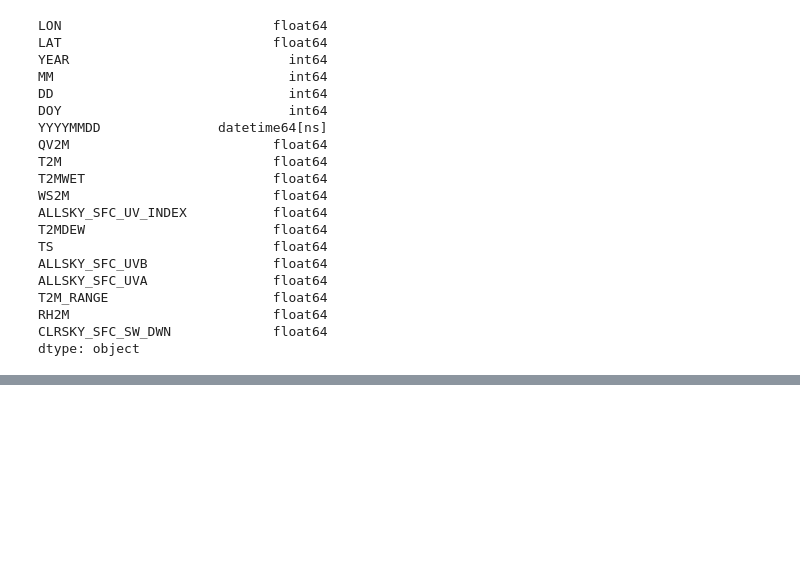
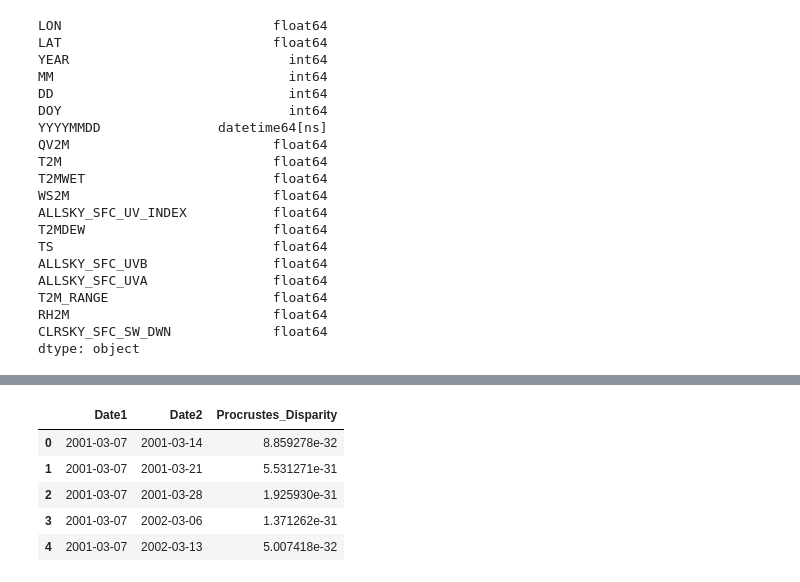
Before and after one commit to AsmitC/Austin_Trees, a Jupyter notebook: asmit_eda.ipynb, the cells around one changed output, grey strips where cells are left out. Cells and saved outputs as stored; diff of their text form; code cells hidden in the pictures; blank space fills up the shorter version.

Commit message:
add dependencies, add procrustes stuff to asmit_eda.ipynb

```diff
--- a/asmit_eda.ipynb
+++ b/asmit_eda.ipynb
@@ -182,0 +152,55 @@ Explained variance with 4 components: 0.9977640816045918
+# %%
+from sklearn.decomposition import PCA
+from sklearn.preprocessing import StandardScaler
+from scipy.spatial import procrustes
+import numpy as np
+
+
+components_per_date = {}
+filtered_components_per_date = {}
+explained_variance_threshold = 0.95
+for date, group in weather.groupby('YYYYMMDD'):
+    # Drop date and location cols
+    features = group.drop(columns=['LON', 'LAT', 'YEAR', 'MM', 'DD', 'DOY', 'YYYYMMDD'])
+
+    # Standardize
+    scaler = StandardScaler()
+    standardized_features = scaler.fit_transform(features)
+
+    # Do PCA
+    pca = PCA()
+    pca.fit(standardized_features)
+
+    # Get number of components for 95% variance
+    cumulative_variance = np.cumsum(pca.explained_variance_ratio_)
+    num_components = np.argmax(cumulative_variance >= explained_variance_threshold) + 1
+    components_per_date[date] = num_components
+    if num_components == 2 or num_components == 3:
+        filtered_components_per_date[date] = pca.components_[:2]
+
+# Calculate Procrustes distances between PCA loadings of each date pair with filtered data
+procrustes_filtered_results = []
+
+filtered_dates = list(filtered_components_per_date.keys())
+for i in range(len(filtered_dates)):
+    for j in range(i + 1, len(filtered_dates)):
+        date1, date2 = filtered_dates[i], filtered_dates[j]
+        loadings1 = filtered_components_per_date[date1]
+        loadings2 = filtered_components_per_date[date2]
+
+        # Check if the loadings have the same shape (which should be the case now)
+        if loadings1.shape == loadings2.shape:
+            _, _, disparity = procrustes(loadings1, loadings2)
+            procrustes_filtered_results.append((date1, date2, disparity))
+
+# Convert results to a DataFrame for inspection
+procrustes_filtered_df = pd.DataFrame(procrustes_filtered_results, columns=['Date1', 'Date2', 'Procrustes_Disparity'])
+
+procrustes_filtered_df.head()
+# %% [output]
+|  | Date1 | Date2 | Procrustes_Disparity |
+| 0 | 2001-03-07 | 2001-03-14 | 8.859278e-32 |
+| 1 | 2001-03-07 | 2001-03-21 | 5.531271e-31 |
+| 2 | 2001-03-07 | 2001-03-28 | 1.925930e-31 |
+| 3 | 2001-03-07 | 2002-03-06 | 1.371262e-31 |
+| 4 | 2001-03-07 | 2002-03-13 | 5.007418e-32 |
```
Also changed, not shown: parts of 7 cells of this notebook, 23 other files.
